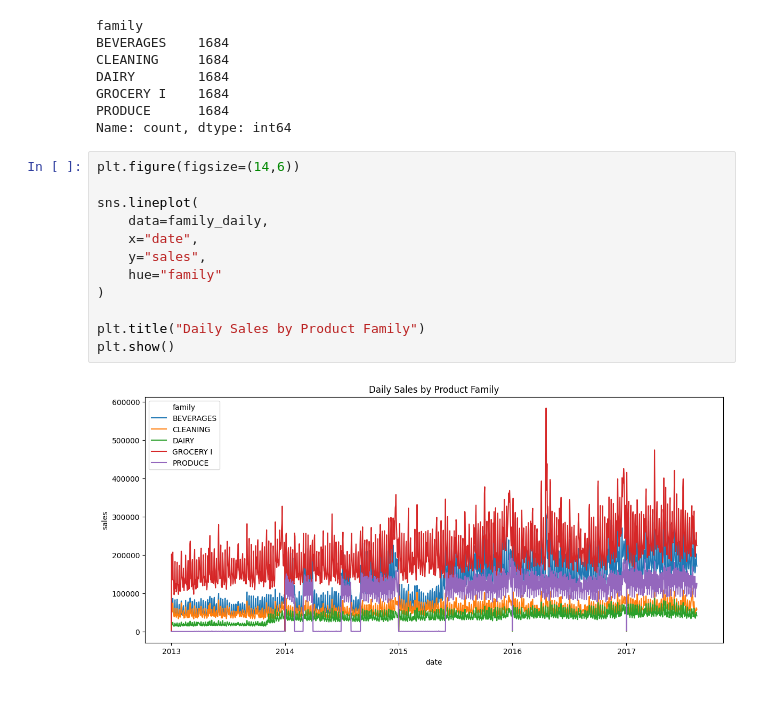
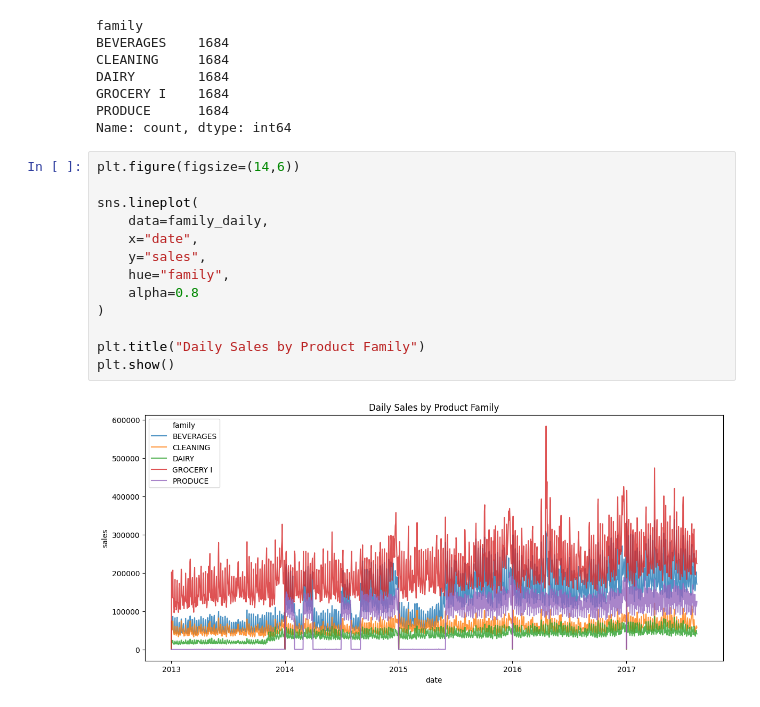
Before and after one commit to Edugar97/retail-demand-forecasting, a Jupyter notebook: notebooks/02_modeling.ipynb, the cells around one changed output. Cells and saved outputs as stored; diff of their text form.

```diff
--- a/notebooks/02_modeling.ipynb
+++ b/notebooks/02_modeling.ipynb
@@ -101,14 +101,15 @@ Name: count, dtype: int64
 # %%
 plt.figure(figsize=(14,6))
 
 sns.lineplot(
     data=family_daily,
     x="date",
     y="sales",
-    hue="family"
+    hue="family",
+    alpha=0.8
 )
 
 plt.title("Daily Sales by Product Family")
 plt.show()
 # %% [output]
-[figure, old version]
+[figure, new version]
```
Also changed, not shown: parts of 42 cells of this notebook.
